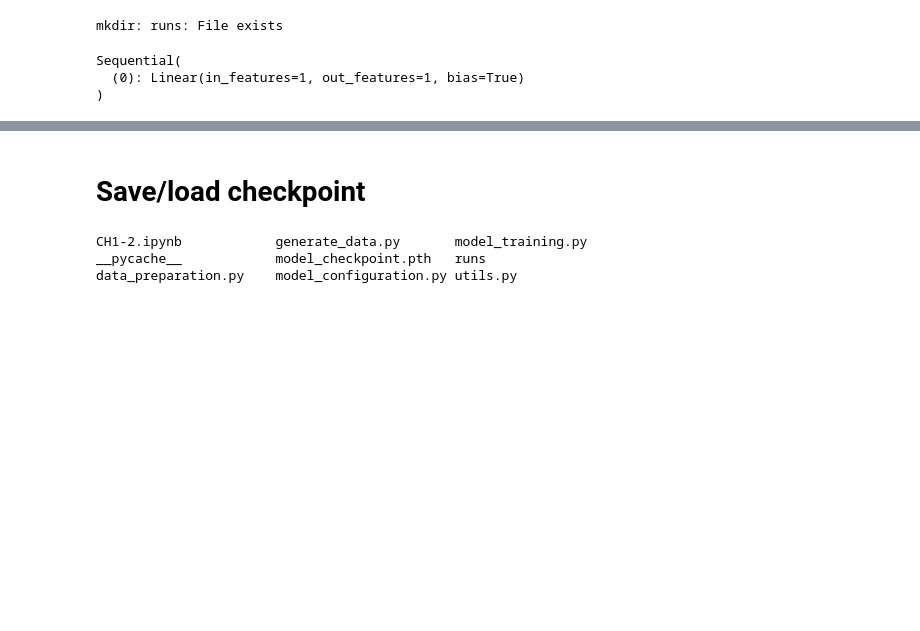
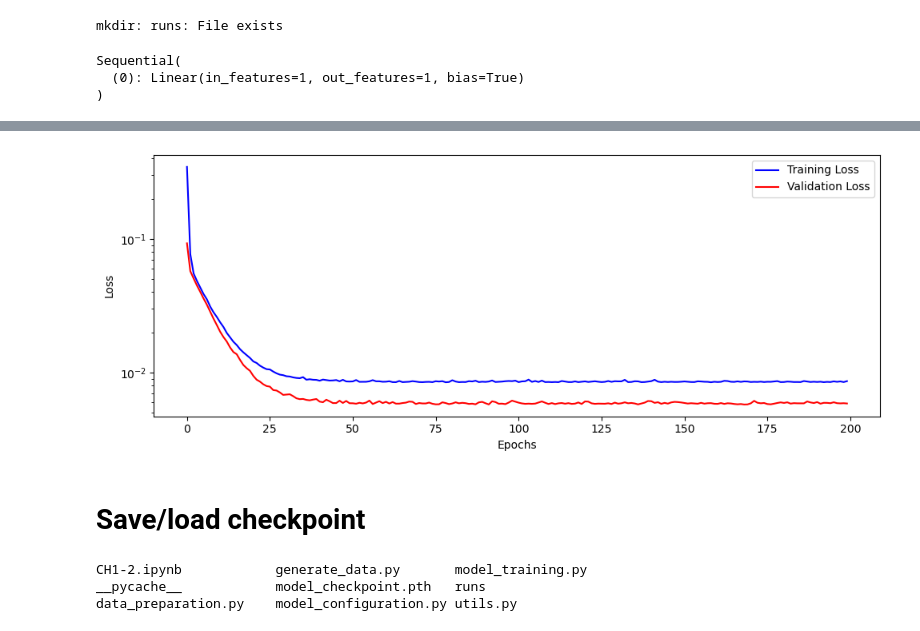
Before and after one commit to greyxray/PyTorchStepByStep, a Jupyter notebook: my_practice/CH1-2.ipynb, the cells around one changed output, grey strips where cells are left out. Saved outputs shown, nothing was run; the diff lists cells and outputs as text; code cells hidden in the pictures; blank space fills up the shorter version.

Commit message:
ch2: fix jumping validation loss

```diff
--- a/my_practice/CH1-2.ipynb
+++ b/my_practice/CH1-2.ipynb
@@ -408,3 +397,19 @@ Wall time: 364 ms
+# %%
+import matplotlib.pyplot as plt
+
+def plot_losses(losses, val_losses):
+        fig = plt.figure(figsize=(10, 4))
+        plt.plot(losses, label='Training Loss', c='b')
+        plt.plot(val_losses, label='Validation Loss', c='r')
+        plt.yscale('log')
+        plt.xlabel('Epochs')
+        plt.ylabel('Loss')
+        plt.legend()
+        plt.tight_layout()
+
+plot_losses(train_losses, val_losses)
+# %% [output]
+[figure, added]
 # %% [markdown]
 # Save/load checkpoint
 # %%
```
Also changed, not shown: parts of 3 cells of this notebook, 5 other files.
